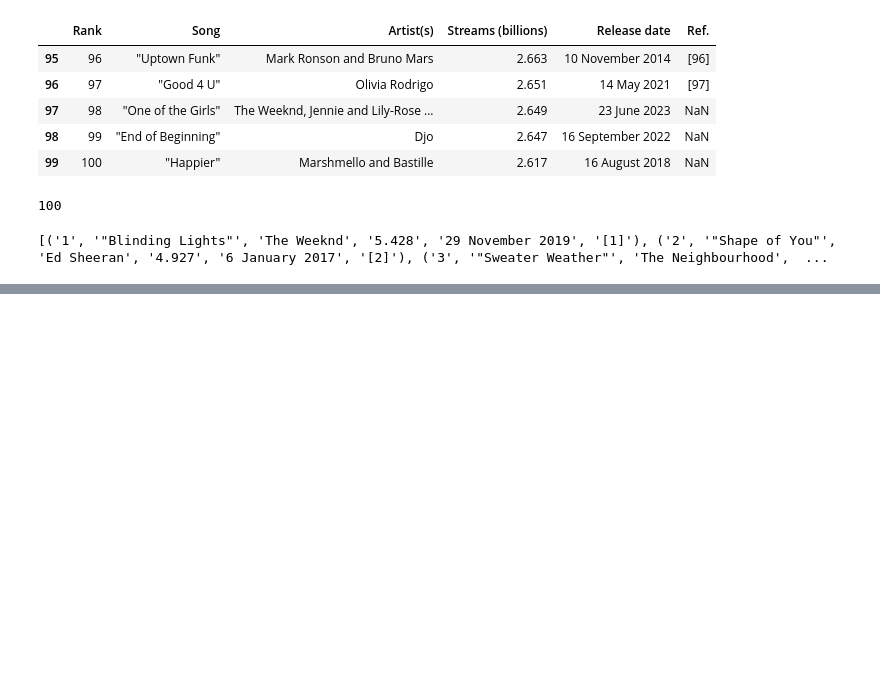
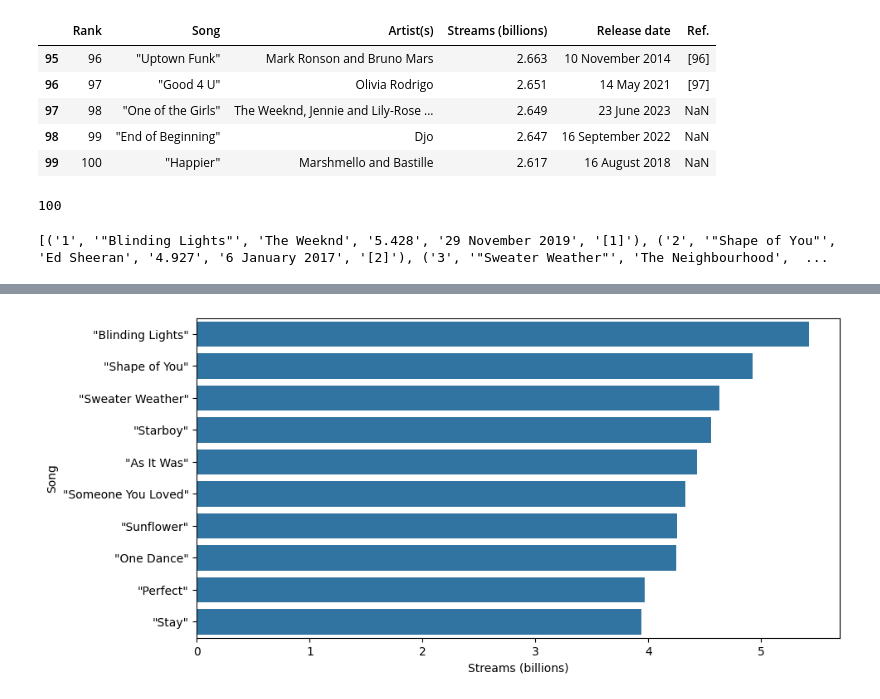
Before and after one commit to 4GeeksAcademy/web-scraping-project-tutorial_mvilhes2, a Jupyter notebook: src/explore.es.ipynb, the cells around one changed output, grey strips where cells are left out. Drawn from its saved outputs; the diff is of its cells as text; code cells hidden in the pictures; blank space fills up the shorter version.

```diff
--- a/src/explore.es.ipynb
+++ b/src/explore.es.ipynb
@@ -69,0 +88,9 @@ conn.close()
+# %%
+df['Streams (billions)'] = df['Streams (billions)'].astype(float)
+# %%
+top10 = df.head(10)
+plt.figure(figsize=(10,5))
+sns.barplot(data=top10,y='Song',x='Streams (billions)')
+plt.show()
+# %% [output]
+[figure, added]
```
Also changed, not shown: parts of 12 cells of this notebook, 1 other file.
